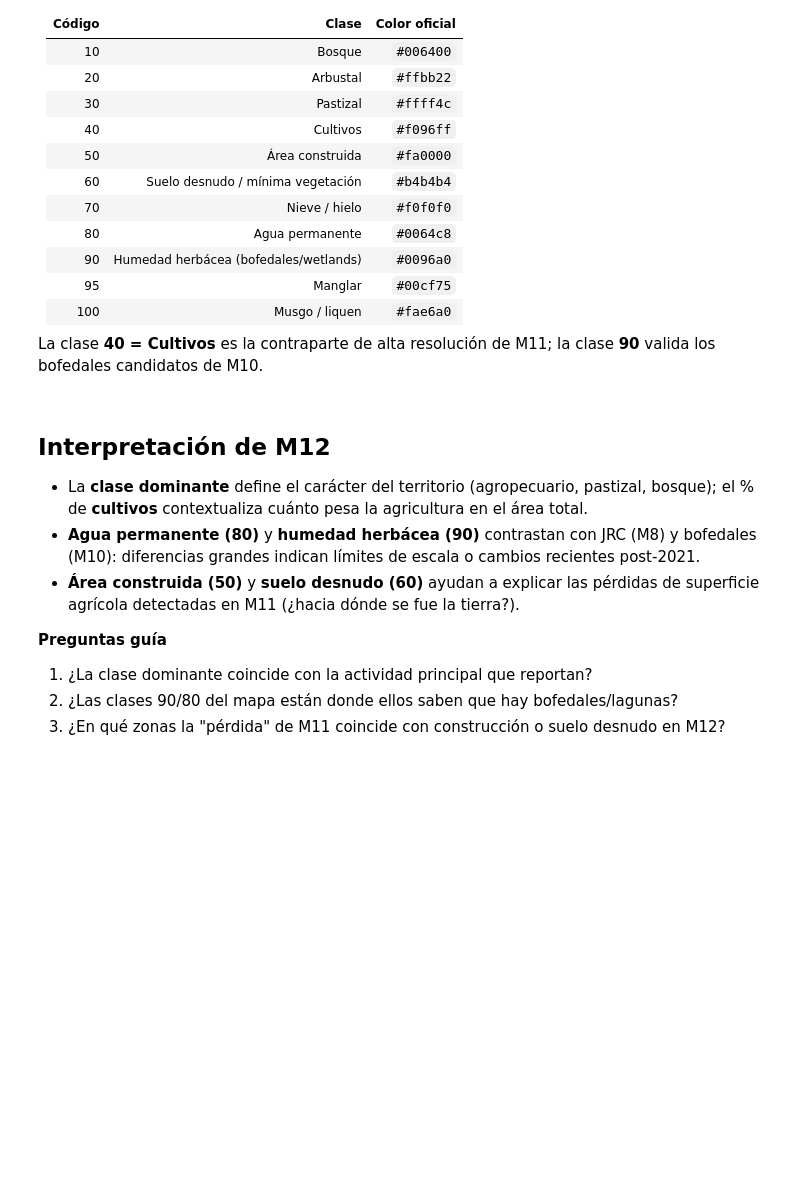
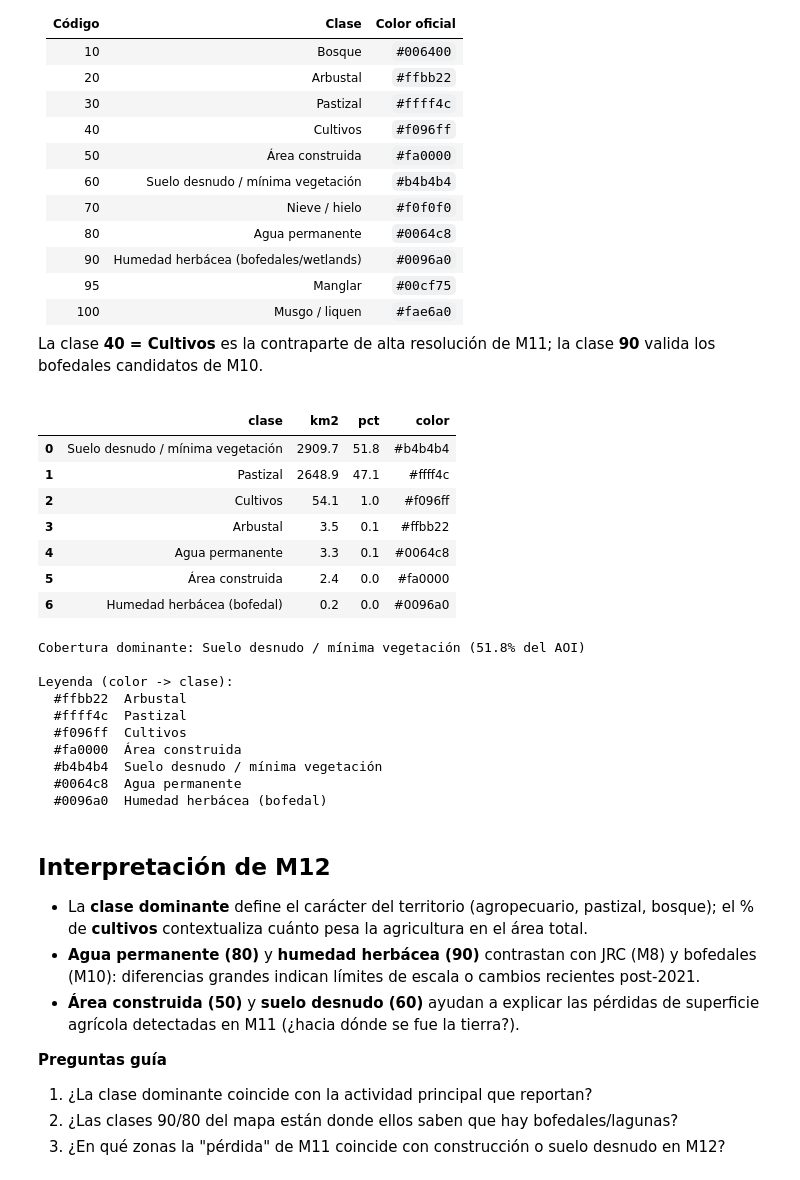
Before and after one commit to AGRIdigital-Climbat/PlantillaMapa, a Jupyter notebook: 11_Bioma_Coberturas/01_bioma_coberturas.ipynb, the cells around one changed output. Saved outputs shown, nothing was run; the diff lists cells and outputs as text; code cells hidden in the pictures; folded sections open; blank space fills up the shorter version.

```diff
--- a/11_Bioma_Coberturas/01_bioma_coberturas.ipynb
+++ b/11_Bioma_Coberturas/01_bioma_coberturas.ipynb
@@ -409,17 +436,17 @@ los bofedales candidatos de M10.
 
 </details>
 # %%
-# ============================================================
+# =============================================================
 # M12.1 Mapa de coberturas y tabla de superficies (%)
-# ============================================================
+# =============================================================
 
 # --- Primario: WorldCover 2021 -------------------------------------------------
 cob = (
     ee.ImageCollection("ESA/WorldCover/v200")
     .filterDate("2020-01-01", "2022-01-01")
     .filterBounds(roi)
-    .sort("system:time_start")
-    .last()
+    .sort("system:time_start", False)
+    .first()
     .select("Map")
     .rename("cob")
 )
@@ -448,8 +475,16 @@ WC = {
     100: ("Musgo / liquen", "#fae6a0"),
 }
 
-# Clases realmente presentes en el AOI
-presentes = sorted(cob.uniqueValues().getInfo())
+# Clases realmente presentes en el AOI (Extraídas usando reducción de histograma)
+histo = (
+    cob.reduceRegion(ee.Reducer.frequencyHistogram(), roi, ESCALAS["jrc"], **REDUCIR)
+    .get("cob")
+    .getInfo()
+)
+presentes = sorted([int(float(k)) for k in histo.keys()])
+
+# Definir el área de píxel en km2 para el cálculo de superficies
+pix_km2 = ee.Image.pixelArea().divide(1e6)
 
 cob_imgs = [
     pix_km2.updateMask(cob.eq(c)).rename(f"c_{c}") for c in presentes
@@ -477,33 +512,52 @@ if "res_m11" in globals():
     cult_wc = float(df_cob.loc[df_cob["codigo"] == 40, "km2"].sum())
     print(f"Contraste 'Cultivos': WorldCover 2021 = {cult_wc:,.1f} km² "
           f"vs MCD12Q1 {res_m11['agr_anio_ref']} = {res_m11['agr_km2']:,.1f} km² "
           f"(diferencias esperables: 10 m vs 500 m y clases distintas)")
 
 # --- Mapa con paleta oficial (remapear códigos a índices consecutivos) ---------
 codigo_idx = {c: i for i, c in enumerate(presentes)}
 cob_idx = cob.remap(list(codigo_idx.keys()), list(codigo_idx.values()))
 paleta = [WC[c][1] for c in presentes]
 
 Map_m12 = geemap.Map()
 Map_m12.centerObject(roi, ZONA["zoom"])
 Map_m12.add_basemap("HYBRID")
 Map_m12.addLayer(
     cob_idx,
     {"min": 0, "max": len(presentes) - 1, "palette": paleta},
     "Coberturas (WorldCover, paleta ESA)",
 )
 Map_m12.addLayer(borde_aoi(), {}, "AOI")
 Map_m12
 
 print("\nLeyenda (color -> clase):")
 for c in presentes:
     print(f"  {WC[c][1]}  {WC[c][0]}")
 
 res_m12 = {
     "cob_top": str(cob_top["clase"]),
     "cob_top_pct": float(cob_top["pct"]),
     "cob_cultivos_pct": float(df_cob.loc[df_cob["codigo"] == 40, "pct"].sum()),
 }
+# %% [output]
+|  | clase | km2 | pct | color |
+| 0 | Suelo desnudo / mínima vegetación | 2909.7 | 51.8 | #b4b4b4 |
+| 1 | Pastizal | 2648.9 | 47.1 | #ffff4c |
+| 2 | Cultivos | 54.1 | 1.0 | #f096ff |
+| 3 | Arbustal | 3.5 | 0.1 | #ffbb22 |
+| 4 | Agua permanente | 3.3 | 0.1 | #0064c8 |
+| 5 | Área construida | 2.4 | 0.0 | #fa0000 |
+| 6 | Humedad herbácea (bofedal) | 0.2 | 0.0 | #0096a0 |
+Cobertura dominante: Suelo desnudo / mínima vegetación (51.8% del AOI)
+
+Leyenda (color -> clase):
+  #ffbb22  Arbustal
+  #ffff4c  Pastizal
+  #f096ff  Cultivos
+  #fa0000  Área construida
+  #b4b4b4  Suelo desnudo / mínima vegetación
+  #0064c8  Agua permanente
+  #0096a0  Humedad herbácea (bofedal)
 # %% [markdown]
 ## Interpretación de M12
 * La **clase dominante** define el carácter del territorio (agropecuario, pastizal, bosque);
```
Also changed, not shown: parts of 7 cells of this notebook.
